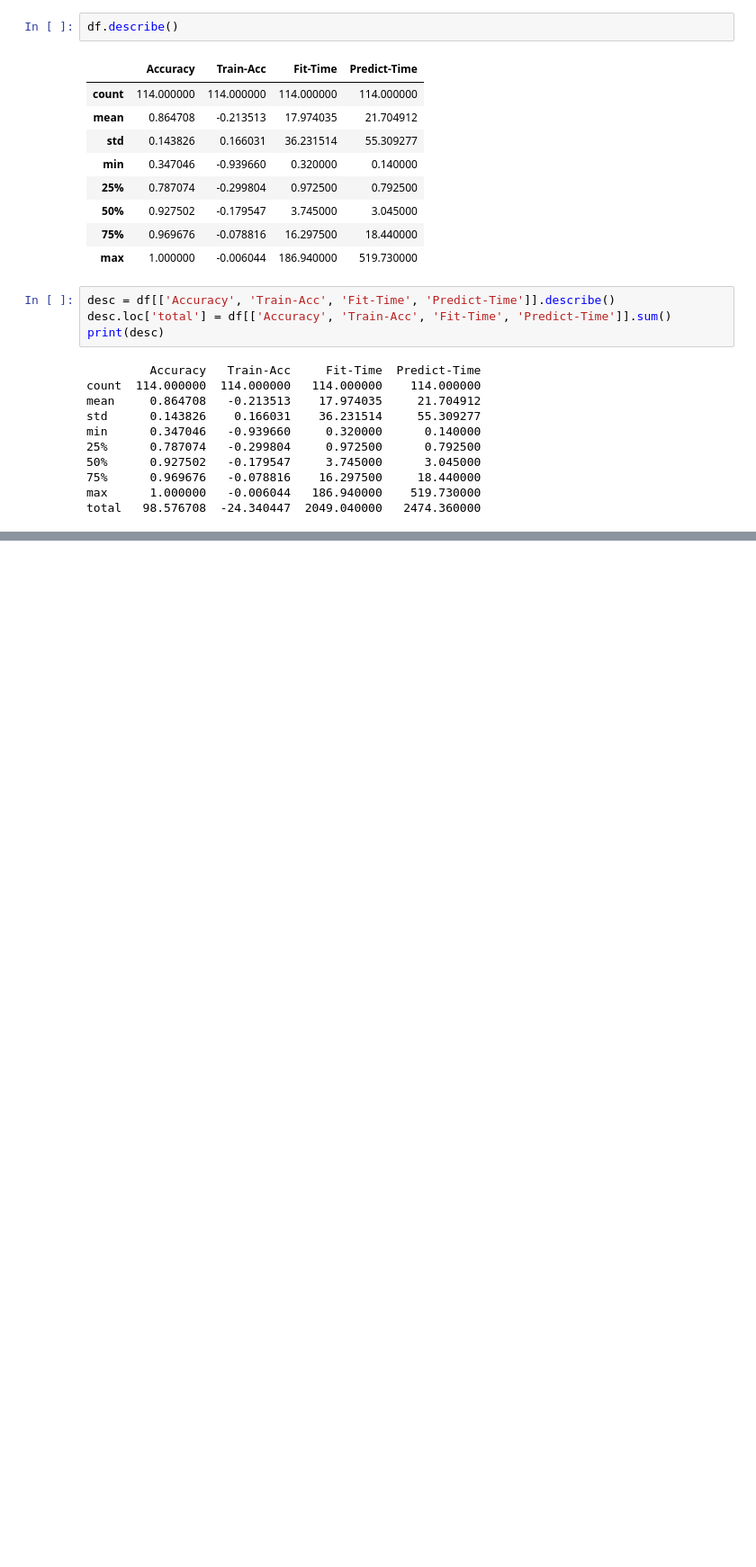
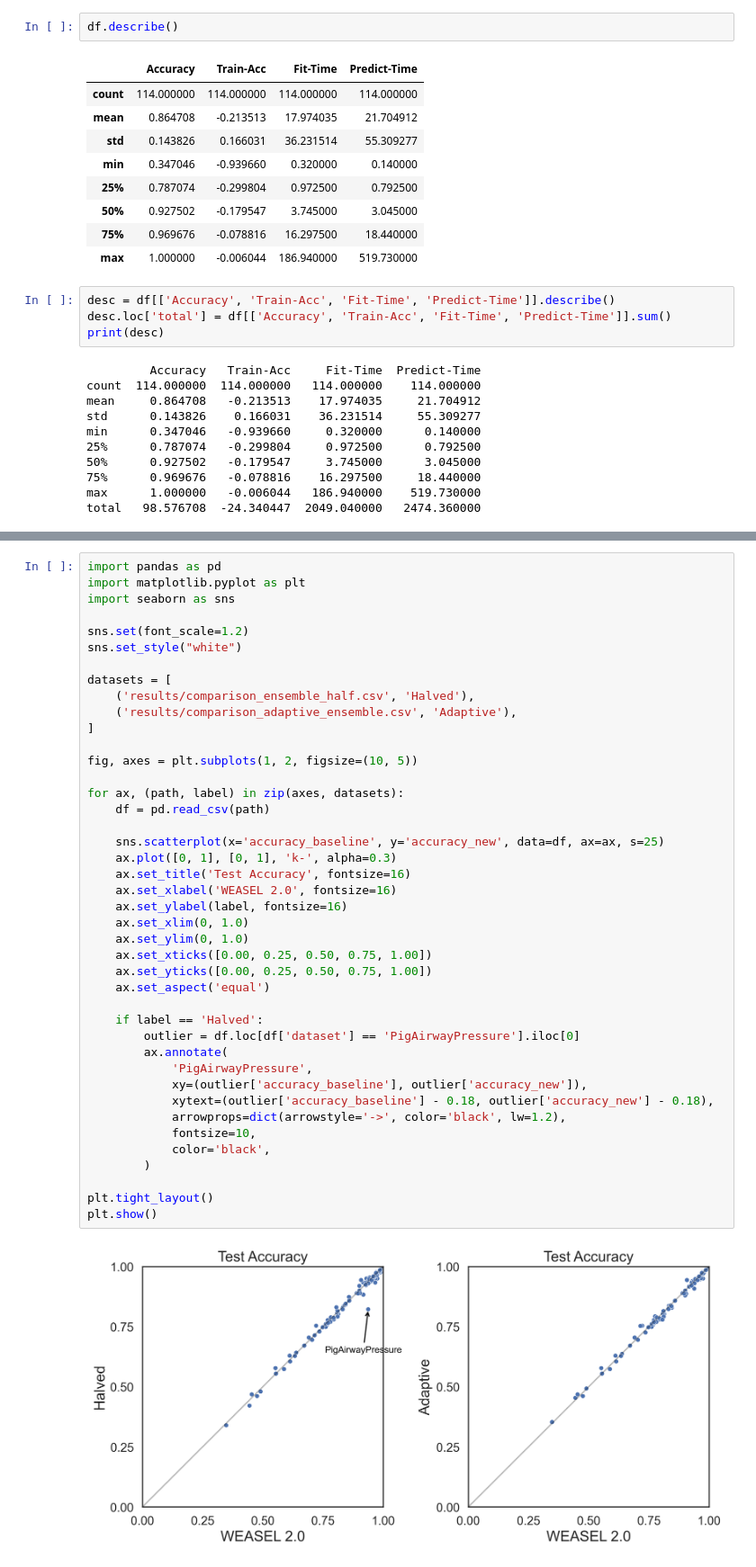
Before and after one commit to gerryc-0/Why-so-Time-Serious, a Jupyter notebook: experiments/report-visuals.ipynb, the cells around one changed output, grey strips where cells are left out. Shown at 90% size. Saved outputs shown, nothing was run; the diff lists cells and outputs as text; blank space fills up the shorter version.

```diff
--- a/experiments/report-visuals.ipynb
+++ b/experiments/report-visuals.ipynb
@@ -268,0 +269,44 @@ for name, path in [('Half Ensemble', 'results/comparison_ensemble_half.csv'),
+# %%
+import pandas as pd
+import matplotlib.pyplot as plt
+import seaborn as sns
+
+sns.set(font_scale=1.2)
+sns.set_style("white")
+
+datasets = [
+    ('results/comparison_ensemble_half.csv', 'Halved'),
+    ('results/comparison_adaptive_ensemble.csv', 'Adaptive'),
+]
+
+fig, axes = plt.subplots(1, 2, figsize=(10, 5))
+
+for ax, (path, label) in zip(axes, datasets):
+    df = pd.read_csv(path)
+
+    sns.scatterplot(x='accuracy_baseline', y='accuracy_new', data=df, ax=ax, s=25)
+    ax.plot([0, 1], [0, 1], 'k-', alpha=0.3)
+    ax.set_title('Test Accuracy', fontsize=16)
+    ax.set_xlabel('WEASEL 2.0', fontsize=16)
+    ax.set_ylabel(label, fontsize=16)
+    ax.set_xlim(0, 1.0)
+    ax.set_ylim(0, 1.0)
+    ax.set_xticks([0.00, 0.25, 0.50, 0.75, 1.00])
+    ax.set_yticks([0.00, 0.25, 0.50, 0.75, 1.00])
+    ax.set_aspect('equal')
+
+    if label == 'Halved':
+        outlier = df.loc[df['dataset'] == 'PigAirwayPressure'].iloc[0]
+        ax.annotate(
+            'PigAirwayPressure',
+            xy=(outlier['accuracy_baseline'], outlier['accuracy_new']),
+            xytext=(outlier['accuracy_baseline'] - 0.18, outlier['accuracy_new'] - 0.18),
+            arrowprops=dict(arrowstyle='->', color='black', lw=1.2),
+            fontsize=10,
+            color='black',
+        )
+
+plt.tight_layout()
+plt.show()
+# %% [output]
+[figure, added]
```
Also changed, not shown: parts of 2 cells of this notebook, 11 other files.
